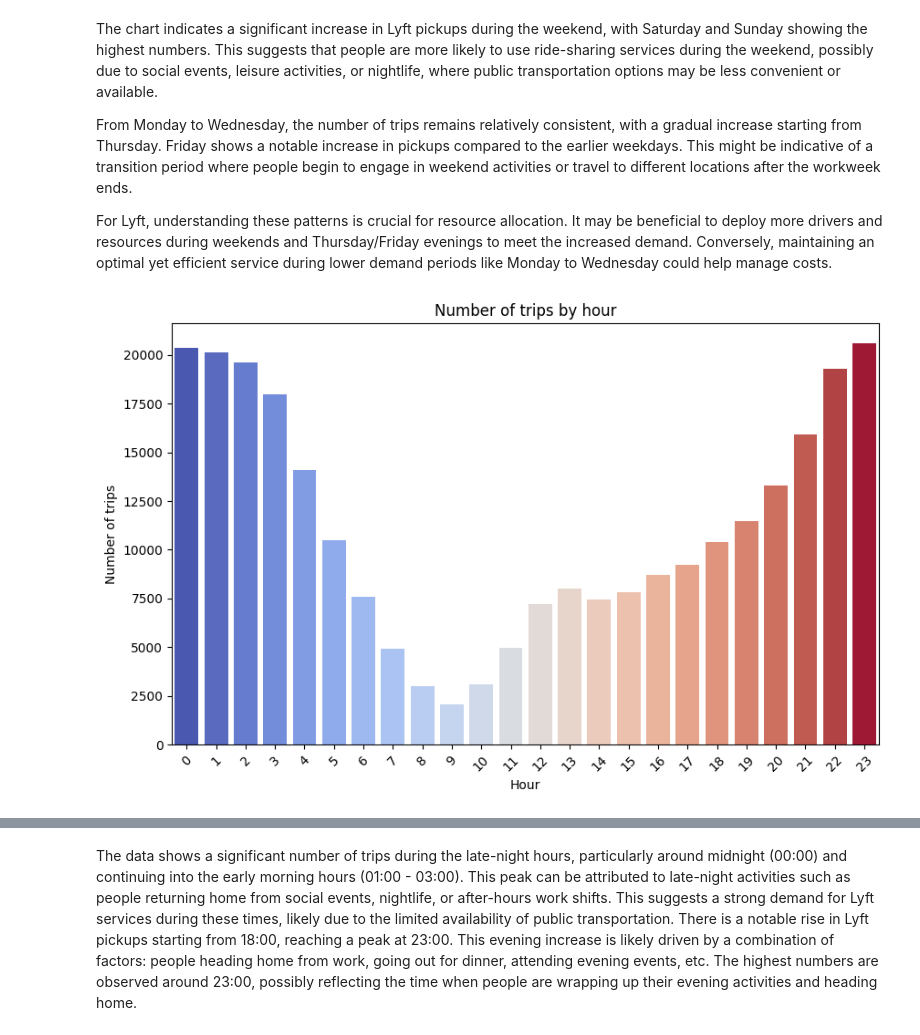
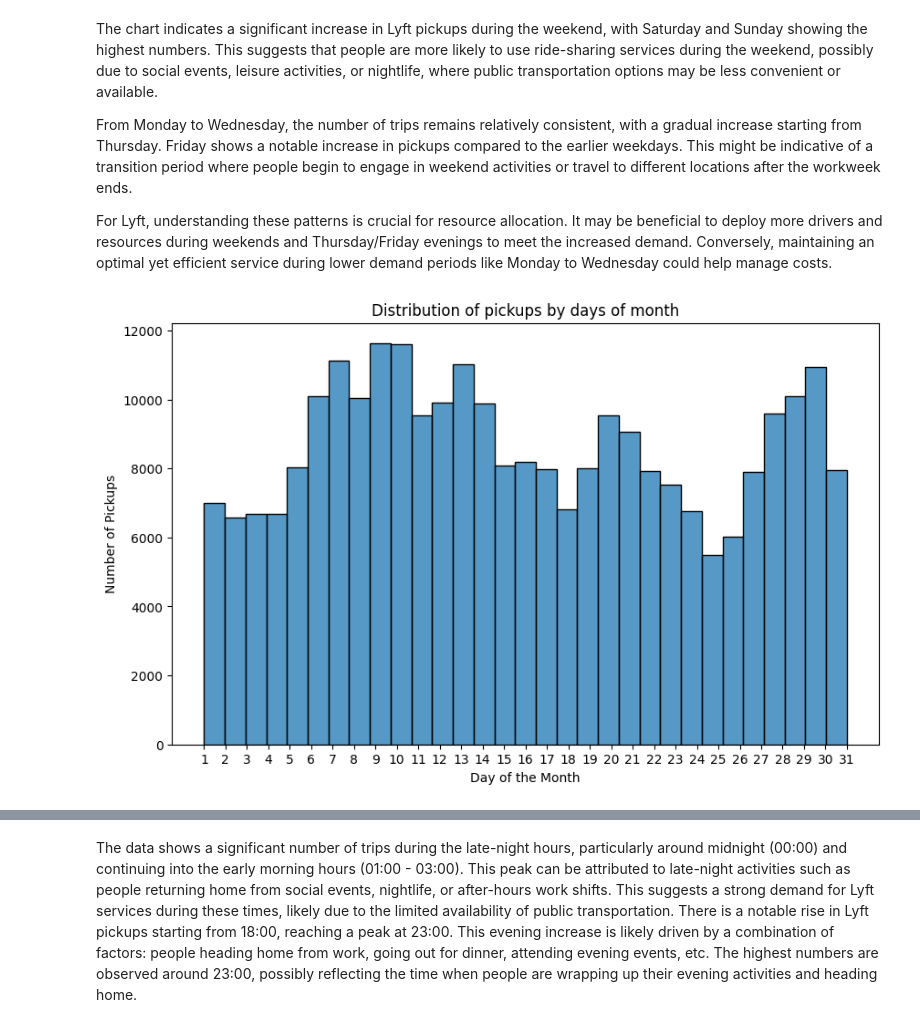
Before and after one commit to savicm5/mlProject, a Jupyter notebook: src/05_other_lyft_2014.ipynb, the cells around one changed output, grey strips where cells are left out. Drawn from its saved outputs; the diff is of its cells as text; code cells hidden in the pictures.

```diff
--- a/src/05_other_lyft_2014.ipynb
+++ b/src/05_other_lyft_2014.ipynb
@@ -109,15 +96,7 @@ The chart indicates a significant increase in Lyft pickups during the weekend, w
 From Monday to Wednesday, the number of trips remains relatively consistent, with a gradual increase starting from Thursday. Friday shows a notable increase in pickups compared to the earlier weekdays. This might be indicative of a transition period where people begin to engage in weekend activities or travel to different locations after the workweek ends.
 
 For Lyft, understanding these patterns is crucial for resource allocation. It may be beneficial to deploy more drivers and resources during weekends and Thursday/Friday evenings to meet the increased demand. Conversely, maintaining an optimal yet efficient service during lower demand periods like Monday to Wednesday could help manage costs.
-# %%
-hourly_data = data.groupby('hour').size()
-
-plt.figure(figsize=(10, 6))
-sns.barplot(x=hourly_data.index, y=hourly_data.values, palette="coolwarm", hue=hourly_data.index, legend=False)
-plt.title('Number of trips by hour')
-plt.xlabel('Hour')
-plt.ylabel('Number of trips')
-plt.xticks(rotation=45)
-plt.show()
-# %% [output]
-[figure, removed]
+# %%
+plot_rides_by_day_of_month(data)
+# %% [output]
+[figure, added]
```
Also changed, not shown: parts of 20 cells of this notebook, 1 other file.
